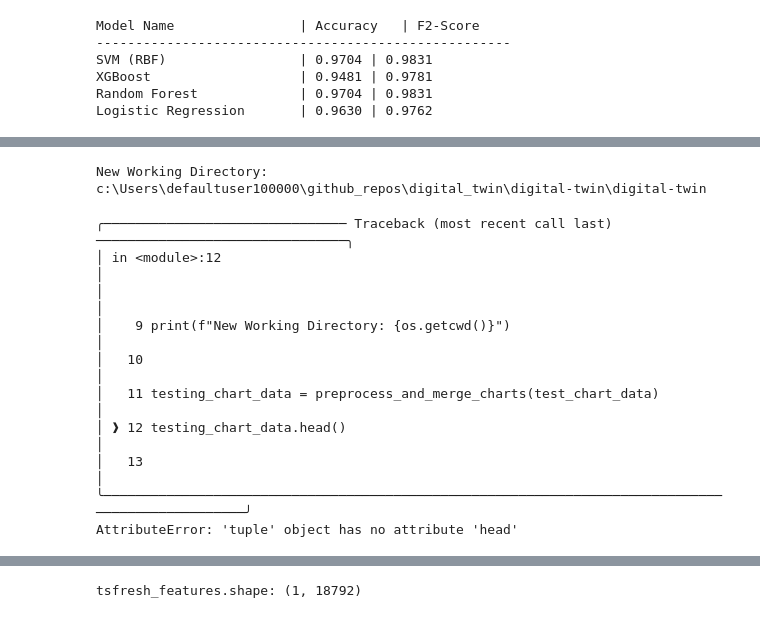
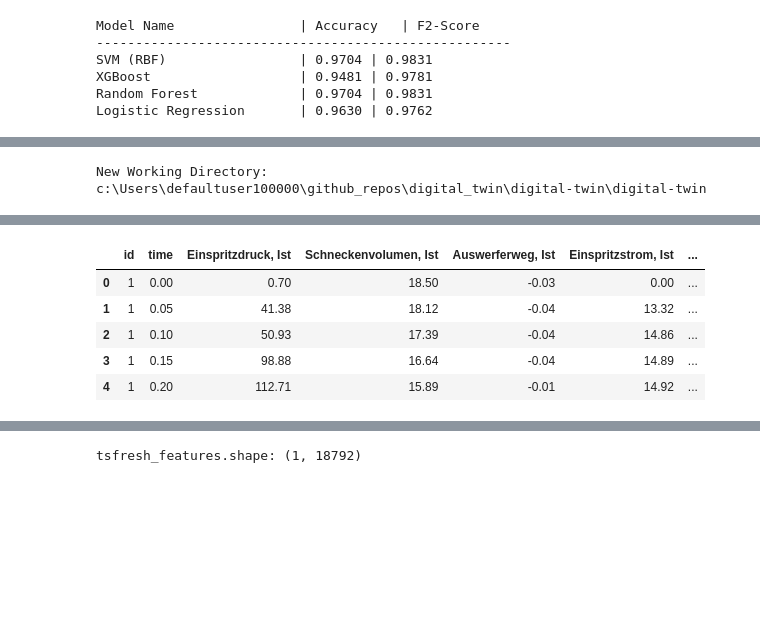
Before and after one commit to andresmorenoviteri/digital-twin, a Jupyter notebook: notebooks/kedro_functions.ipynb, the cells around one changed output, grey strips where cells are left out. Saved outputs shown, nothing was run; the diff lists cells and outputs as text; code cells hidden in the pictures; blank space fills up the shorter version.

```diff
--- a/notebooks/kedro_functions.ipynb
+++ b/notebooks/kedro_functions.ipynb
@@ -1359,6 +1340,6 @@ if os.getcwd().endswith("notebooks"):
 
 print(f"New Working Directory: {os.getcwd()}")
 
-testing_chart_data = preprocess_and_merge_charts(test_chart_data)
+testing_chart_data, _ = preprocess_and_merge_charts(test_chart_data)
 testing_chart_data.head()
 # %% [output]
@@ -1366,11 +1347 @@ testing_chart_data.head()
 New Working Directory: c:\Users\defaultuser100000\github_repos\digital_twin\digital-twin\digital-twin
-╭─────────────────────────────── Traceback (most recent call last) ────────────────────────────────╮
-│ in <module>:12                                                                                   │
-│                                                                                                  │
-│    9 print(f"New Working Directory: {os.getcwd()}")                                              │
-│   10                                                                                             │
-│   11 testing_chart_data = preprocess_and_merge_charts(test_chart_data)                           │
-│ ❱ 12 testing_chart_data.head()                                                                   │
-│   13                                                                                             │
-╰──────────────────────────────────────────────────────────────────────────────────────────────────╯
-AttributeError: 'tuple' object has no attribute 'head'
@@ -1377,3 +1349,9 @@ AttributeError: 'tuple' object has no attribute 'head'
+|  | id | time | Einspritzdruck, Ist | Schneckenvolumen, Ist | Auswerferweg, Ist | Einspritzstrom, Ist | ... |
+| 0 | 1 | 0.00 | 0.70 | 18.50 | -0.03 | 0.00 | ... |
+| 1 | 1 | 0.05 | 41.38 | 18.12 | -0.04 | 13.32 | ... |
+| 2 | 1 | 0.10 | 50.93 | 17.39 | -0.04 | 14.86 | ... |
+| 3 | 1 | 0.15 | 98.88 | 16.64 | -0.04 | 14.89 | ... |
+| 4 | 1 | 0.20 | 112.71 | 15.89 | -0.01 | 14.92 | ... |
 # %%
 testing_chart_data = testing_chart_data.drop(columns=['Auswerferweg, Ist', 'Werkzeuggeschwindigkeit, Ist', 'Auswerfergeschwindigkeit, Ist', 'Werkzeugweg, Ist'])
 
```
Also changed, not shown: parts of 12 cells of this notebook, 8 other files.
